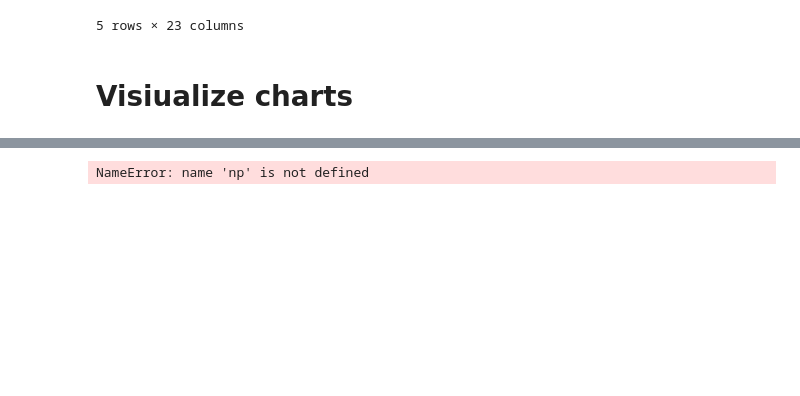
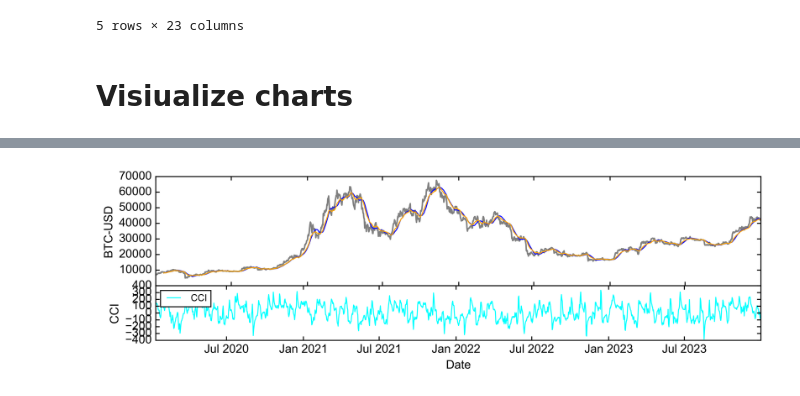
Before and after one commit to erbilcanartun/advanced-technical-analysis, a Jupyter notebook: conventional_indicators.ipynb, the cells around one changed output, grey strips where cells are left out. Cells and saved outputs as stored; diff of their text form; code cells hidden in the pictures; blank space fills up the shorter version.

Commit message:
Update static_plot method to plot multiple indicators on both price chart and seperate plots

```diff
--- a/conventional_indicators.ipynb
+++ b/conventional_indicators.ipynb
@@ -119,9 +120,9 @@ df.head()
 # %%
 plot = indicator_plot(ticker = ticker,
                       price = 'Close',
-                      indicator = ['SMA', 'BB', 'STOCH', 'MACD'],
+                      indicators = ['SMA', 'EMA', 'CCI'],
                       data_frame = df,
                       volume_chart = False,
-                      interactive = True, inline = True,
-                      fig_width = 1100, fig_height = 300)
+                      interactive = False, inline = True,
+                      fig_width = 1100, fig_height = 500)
 # %% [output]
@@ -129 +129 @@ plot = indicator_plot(ticker = ticker,
-NameError: name 'np' is not defined
+[figure, added]
```
Also changed, not shown: parts of 4 cells of this notebook, 1 other file.
